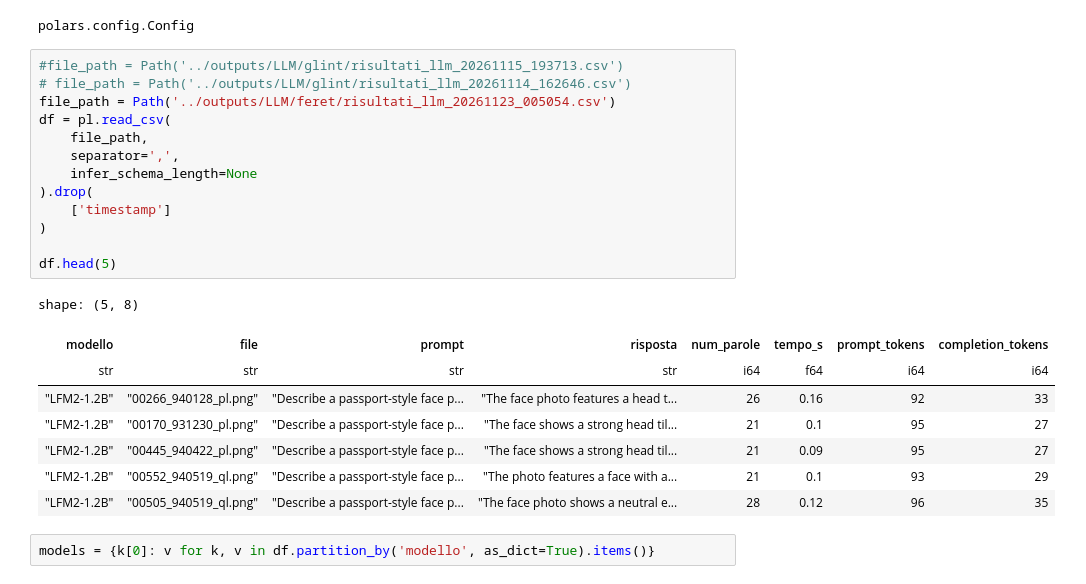
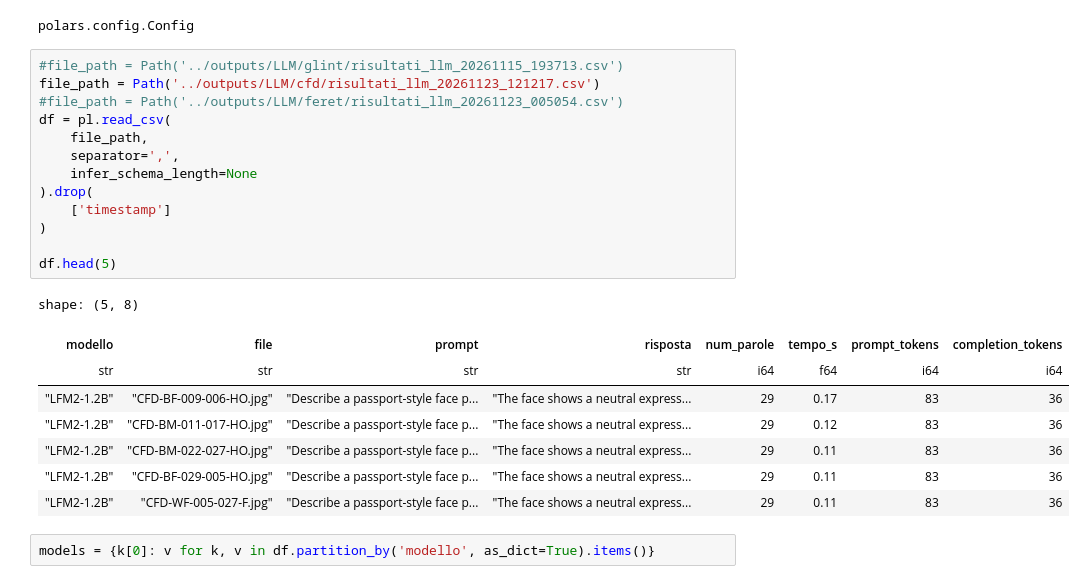
Before and after one commit to vramoscadavero/Thesis, a Jupyter notebook: notebooks/description_analysis.ipynb, the cells around one changed output. Saved outputs shown, nothing was run; the diff lists cells and outputs as text.

```diff
--- a/notebooks/description_analysis.ipynb
+++ b/notebooks/description_analysis.ipynb
@@ -15,26 +15,26 @@ pl.Config.set_tbl_rows(-1)
 polars.config.Config
 # %%
 #file_path = Path('../outputs/LLM/glint/risultati_llm_20261115_193713.csv')
-# file_path = Path('../outputs/LLM/glint/risultati_llm_20261114_162646.csv')
-file_path = Path('../outputs/LLM/feret/risultati_llm_20261123_005054.csv')
+file_path = Path('../outputs/LLM/cfd/risultati_llm_20261123_121217.csv')
+#file_path = Path('../outputs/LLM/feret/risultati_llm_20261123_005054.csv')
 df = pl.read_csv(
     file_path,
     separator=',',
     infer_schema_length=None
 ).drop(
     ['timestamp']
 )
 
 df.head(5)
 # %% [output]
 shape: (5, 8)
 | modello | file | prompt | risposta | num_parole | tempo_s | prompt_tokens | completion_tokens |
 | str | str | str | str | i64 | f64 | i64 | i64 |
-| "LFM2-1.2B" | "00266_940128_pl.png" | "Describe a passport-style face p... | "The face photo features a head t... | 26 | 0.16 | 92 | 33 |
-| "LFM2-1.2B" | "00170_931230_pl.png" | "Describe a passport-style face p... | "The face shows a strong head til... | 21 | 0.1 | 95 | 27 |
-| "LFM2-1.2B" | "00445_940422_pl.png" | "Describe a passport-style face p... | "The face shows a strong head til... | 21 | 0.09 | 95 | 27 |
-| "LFM2-1.2B" | "00552_940519_ql.png" | "Describe a passport-style face p... | "The photo features a face with a... | 21 | 0.1 | 93 | 29 |
-| "LFM2-1.2B" | "00505_940519_ql.png" | "Describe a passport-style face p... | "The face photo shows a neutral e... | 28 | 0.12 | 96 | 35 |
+| "LFM2-1.2B" | "CFD-BF-009-006-HO.jpg" | "Describe a passport-style face p... | "The face shows a neutral express... | 29 | 0.17 | 83 | 36 |
+| "LFM2-1.2B" | "CFD-BM-011-017-HO.jpg" | "Describe a passport-style face p... | "The face shows a neutral express... | 29 | 0.12 | 83 | 36 |
+| "LFM2-1.2B" | "CFD-BM-022-027-HO.jpg" | "Describe a passport-style face p... | "The face shows a neutral express... | 29 | 0.11 | 83 | 36 |
+| "LFM2-1.2B" | "CFD-BF-029-005-HO.jpg" | "Describe a passport-style face p... | "The face shows a neutral express... | 29 | 0.11 | 83 | 36 |
+| "LFM2-1.2B" | "CFD-WF-005-027-F.jpg" | "Describe a passport-style face p... | "The face shows a neutral express... | 29 | 0.11 | 83 | 36 |
 # %%
 models = {k[0]: v for k, v in df.partition_by('modello', as_dict=True).items()}
 # %%
```
Also changed, not shown: parts of 12 cells of this notebook, 13 other files.
